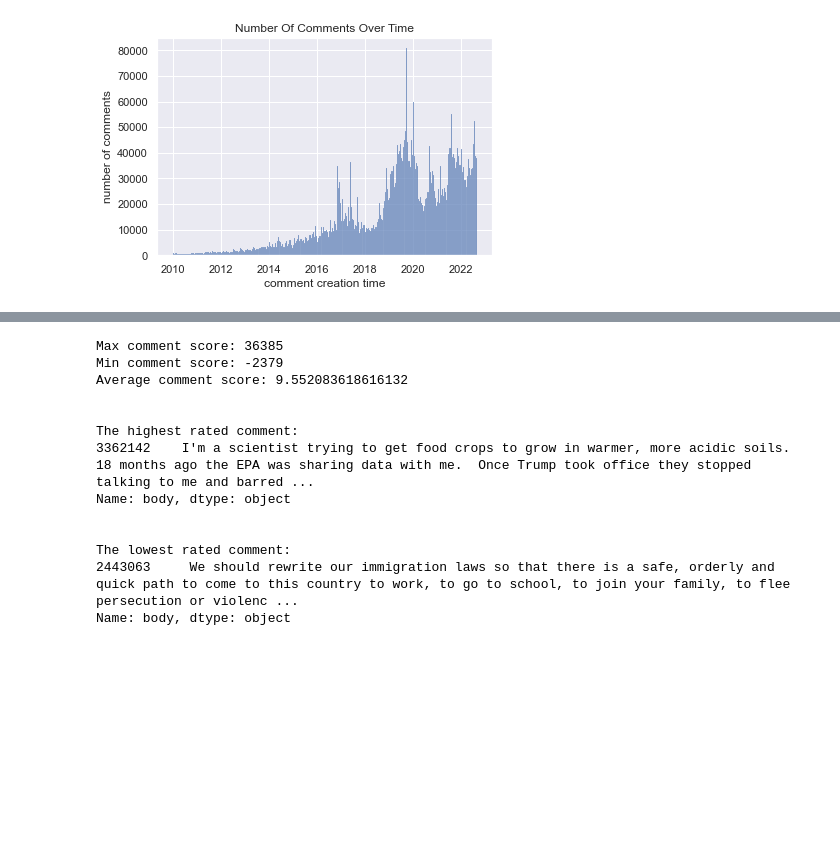
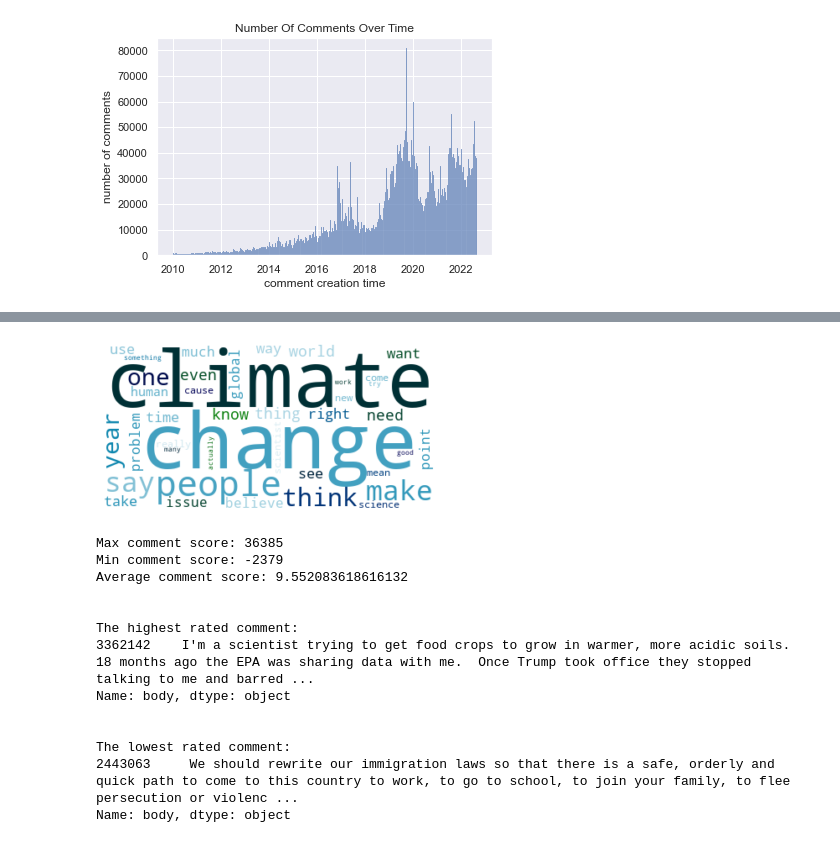
Before and after one commit to anjaghub/datascience_project_2023, a Jupyter notebook: reddit_climate_change.ipynb, the cells around one changed output, grey strips where cells are left out. Cells and saved outputs as stored; diff of their text form; code cells hidden in the pictures; blank space fills up the shorter version.

```diff
--- a/reddit_climate_change.ipynb
+++ b/reddit_climate_change.ipynb
@@ -127,3 +218,23 @@ plt.show()
+# %%
+# Prepare comment text for analysis
+peak_data_comments["body_cleaned"] = peak_data_comments['body'].apply(remove_stops)
+peak_data_comments["body_cleaned"] = peak_data_comments["body_cleaned"].apply(lemmatize)
+peak_data_comments["body_cleaned"] = peak_data_comments["body_cleaned"].apply(remove_features)
+# %%
+# Continue peak analysis; creating word cloud for data in peak timeframe to understand more about the topic
+
+# Create one textfile of all text bodies; needed for wordcloud
+comment_text = " ".join(review for review in peak_data_comments.body_cleaned)
+
+# Create and generate a word cloud image:
+wordcloud = WordCloud(max_words=40, background_color="white", colormap= 'ocean',collocations = False).generate(comment_text)
+
+# Display the generated image:
+plt.imshow(wordcloud, interpolation='bilinear')
+plt.axis("off")
+plt.show()
+# %% [output]
+[figure, added]
 # %%
 # Comment score summary statistics
 print("Max comment score:",max(raw_comments["score"]))
```
Also changed, not shown: parts of 8 cells of this notebook.
